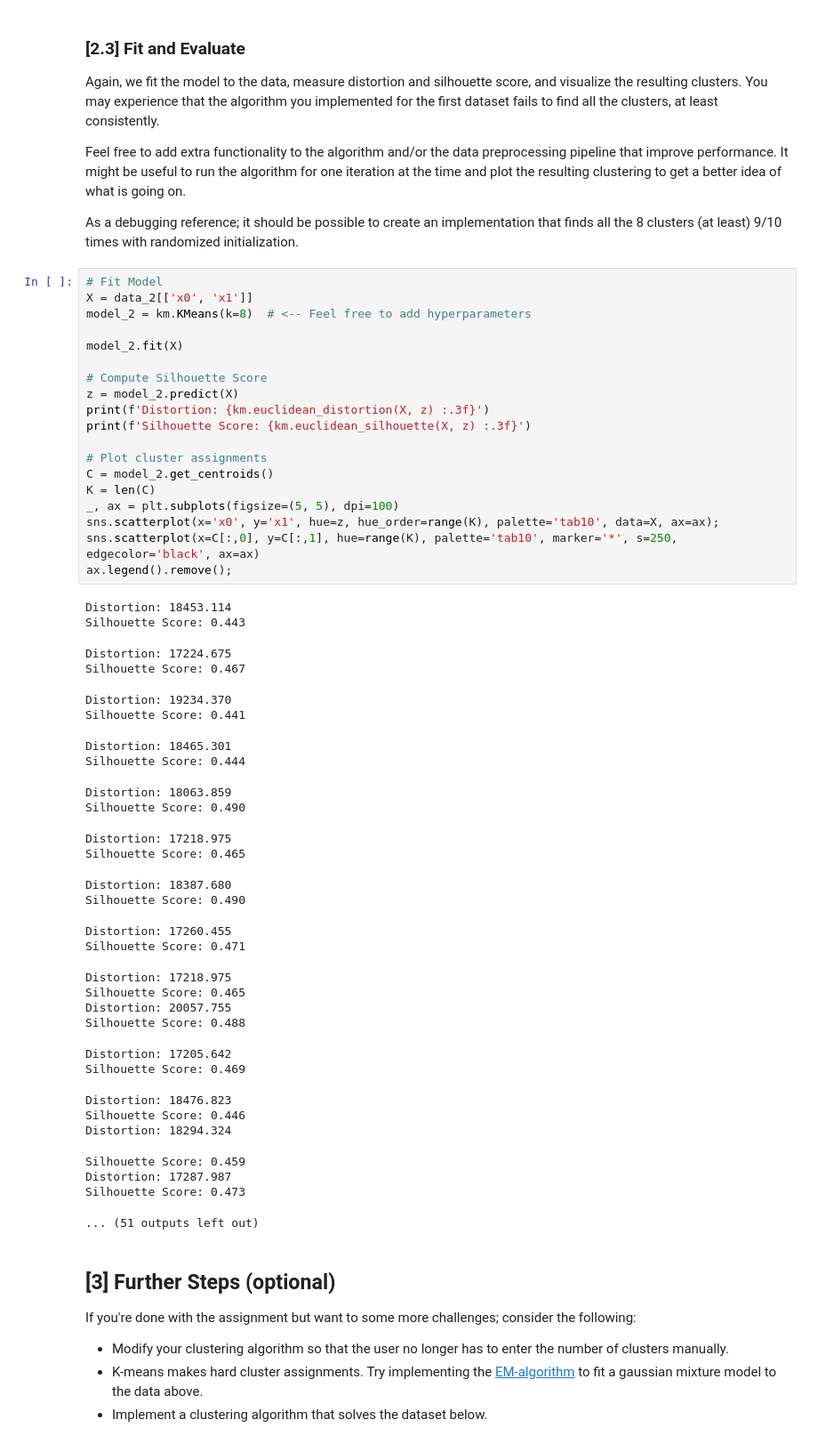
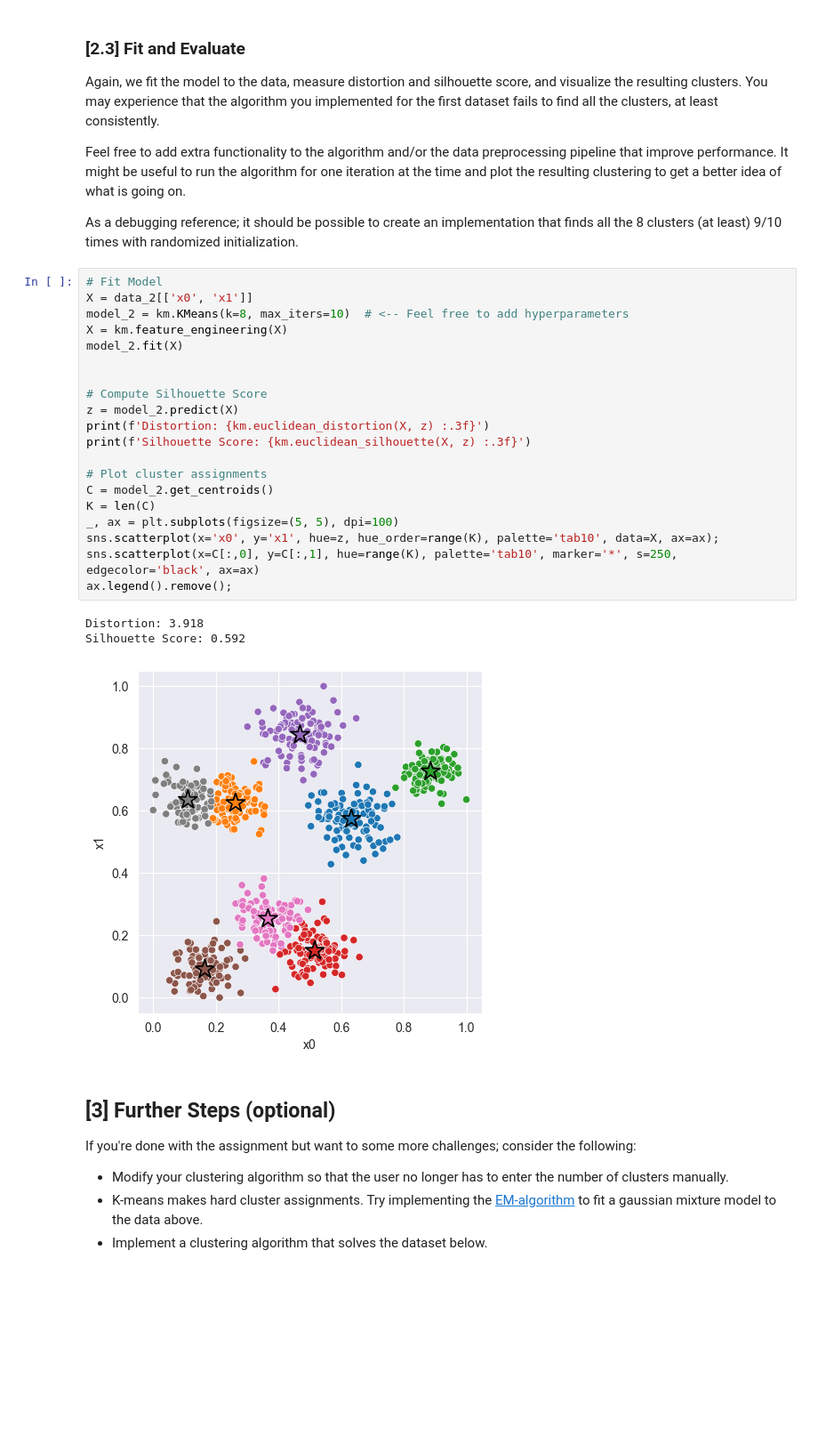
Before and after one commit to taheeraahmed/tdt4173, a Jupyter notebook: IA/k_means/experiment.ipynb, the cells around one changed output. Shown at 89% size. Saved outputs shown, nothing was run; the diff lists cells and outputs as text; blank space fills up the shorter version.

Commit message:
Kmeans is kmeaning

```diff
--- a/IA/k_means/experiment.ipynb
+++ b/IA/k_means/experiment.ipynb
@@ -127,52 +127,27 @@ As a debugging reference; it should be possible to create an implementation that
 # %%
 # Fit Model
 X = data_2[['x0', 'x1']]
-model_2 = km.KMeans(k=8)  # <-- Feel free to add hyperparameters
+model_2 = km.KMeans(k=8, max_iters=10)  # <-- Feel free to add hyperparameters
+X = km.feature_engineering(X)
+model_2.fit(X)
 
-model_2.fit(X)
 
 # Compute Silhouette Score
 z = model_2.predict(X)
 print(f'Distortion: {km.euclidean_distortion(X, z) :.3f}')
 print(f'Silhouette Score: {km.euclidean_silhouette(X, z) :.3f}')
 
 # Plot cluster assignments
 C = model_2.get_centroids()
 K = len(C)
 _, ax = plt.subplots(figsize=(5, 5), dpi=100)
 sns.scatterplot(x='x0', y='x1', hue=z, hue_order=range(K), palette='tab10', data=X, ax=ax);
 sns.scatterplot(x=C[:,0], y=C[:,1], hue=range(K), palette='tab10', marker='*', s=250, edgecolor='black', ax=ax)
 ax.legend().remove();
 # %% [output]
-Distortion: 18453.114
-Silhouette Score: 0.443
+Distortion: 3.918
+Silhouette Score: 0.592
-Distortion: 17224.675
-Silhouette Score: 0.467
-Distortion: 19234.370
-Silhouette Score: 0.441
-Distortion: 18465.301
-Silhouette Score: 0.444
-Distortion: 18063.859
-Silhouette Score: 0.490
-Distortion: 17218.975
-Silhouette Score: 0.465
-Distortion: 18387.680
-Silhouette Score: 0.490
-Distortion: 17260.455
-Silhouette Score: 0.471
-Distortion: 17218.975
-Silhouette Score: 0.465
-Distortion: 20057.755
-Silhouette Score: 0.488
-Distortion: 17205.642
-Silhouette Score: 0.469
-Distortion: 18476.823
-Silhouette Score: 0.446
-Distortion: 18294.324
-Silhouette Score: 0.459
-Distortion: 17287.987
-Silhouette Score: 0.473
-... (51 outputs left out)
+[figure, added]
 # %% [markdown]
 ## [3] Further Steps (optional)
 
```
